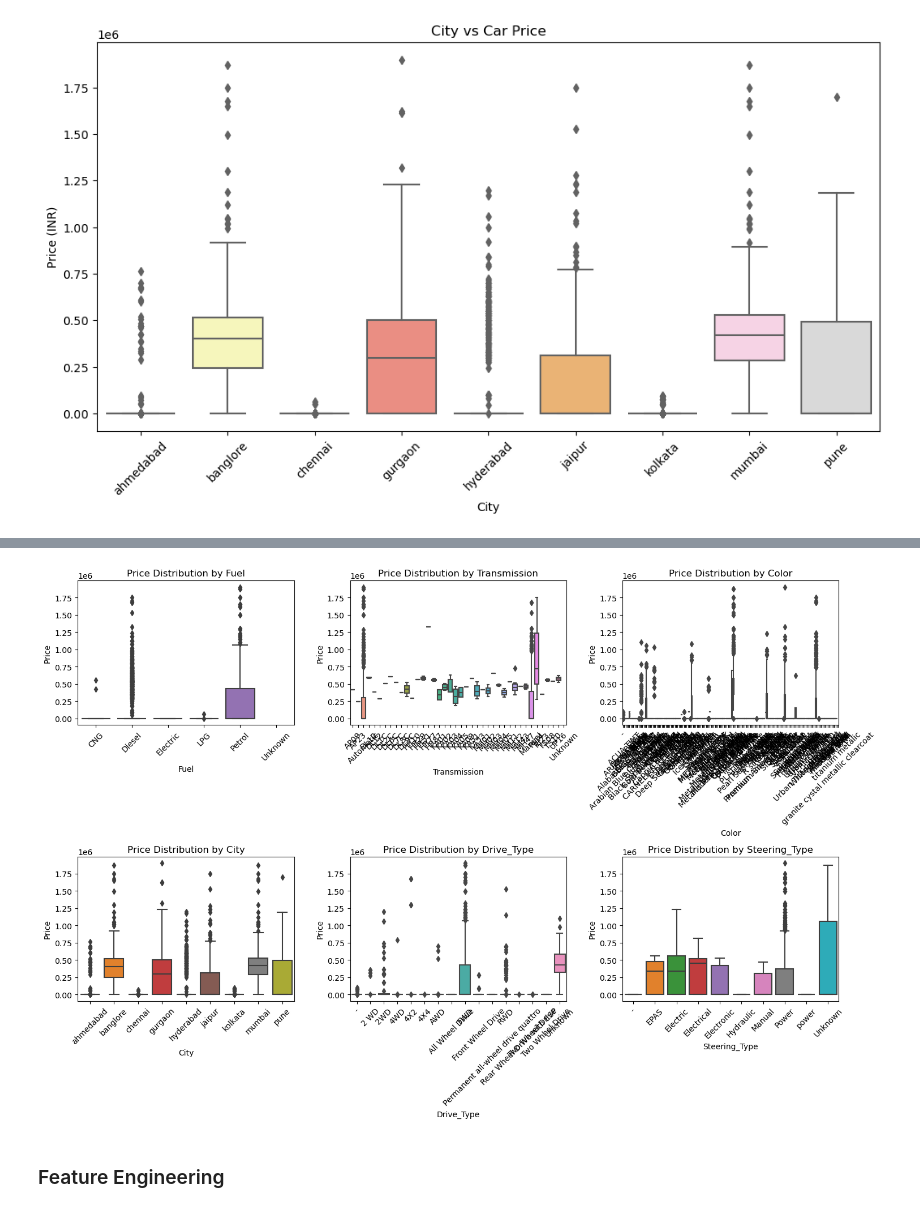
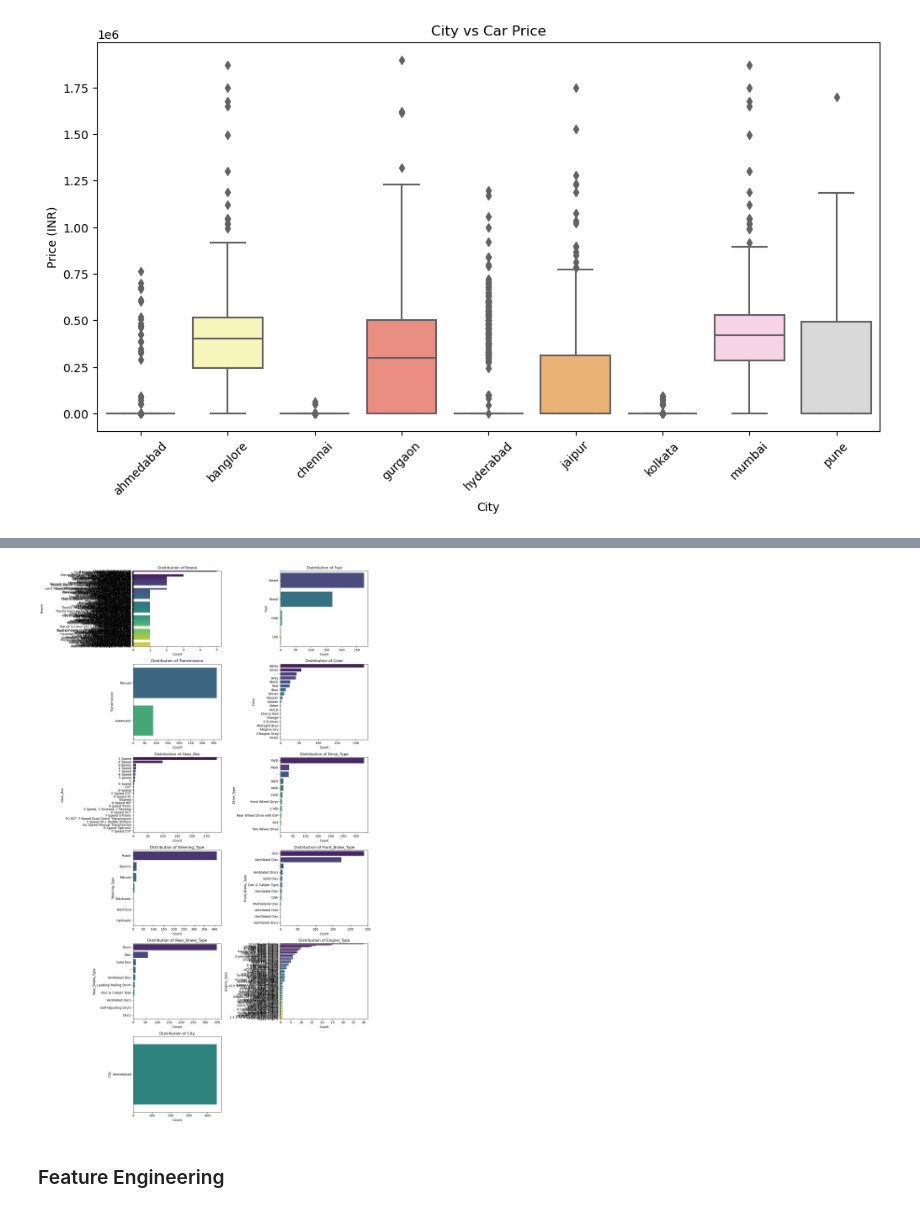
Before and after one commit to FaithMUTIS/Group-2-phase-5-project, a Jupyter notebook: Angela.ipynb, the cells around one changed output, grey strips where cells are left out. Saved outputs shown, nothing was run; the diff lists cells and outputs as text; code cells hidden in the pictures.

Commit message:
added observations for visualizations

```diff
--- a/Angela.ipynb
+++ b/Angela.ipynb
@@ -515,18 +688,24 @@ plt.show()
 # %%
-# Box plots to see the distribution of Price across categorical features
-categorical_cols = ['Fuel', 'Transmission', 'Color', 'City', 'Drive_Type', 'Steering_Type']
+# Distribution of Categorical Features
 
-plt.figure(figsize=(15, 10))
-for i, col in enumerate(categorical_cols, 1):
-    plt.subplot(2, 3, i)
-    sns.boxplot(data=combined_df, x=col, y='Price')
-    plt.title(f'Price Distribution by {col}')
-    plt.xticks(rotation=45)
+categorical_columns = [
+    'Brand', 'Fuel', 'Transmission', 'Color', 'Gear_Box', 'Drive_Type',
+    'Steering_Type', 'Front_Brake_Type', 'Rear_Brake_Type', 'Engine_Type', 'City'
+]
+
+# Set up the plotting space
+plt.figure(figsize=(15, 25))
+for i, column in enumerate(categorical_columns, 1):
+    plt.subplot(6, 2, i)  # Adjust rows and columns as needed
+    sns.countplot(data=df, y=column, order=df[column].value_counts().index, palette="viridis")
+    plt.title(f'Distribution of {column}')
+    plt.xlabel('Count')
+    plt.ylabel(column)
     plt.tight_layout()
 
 plt.show()
 # %% [output]
-[figure, old version]
+[figure, new version]
 # %% [markdown]
 ### Feature Engineering
 # %% [markdown]
```
Also changed, not shown: parts of 27 cells of this notebook.
